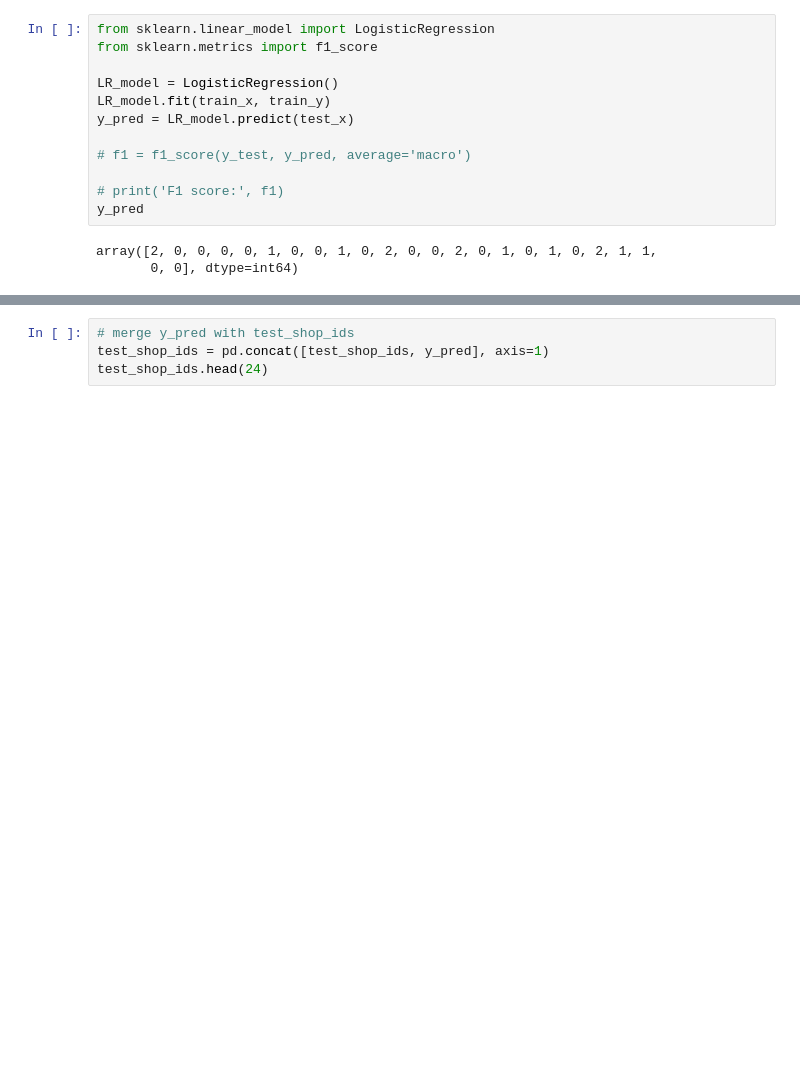
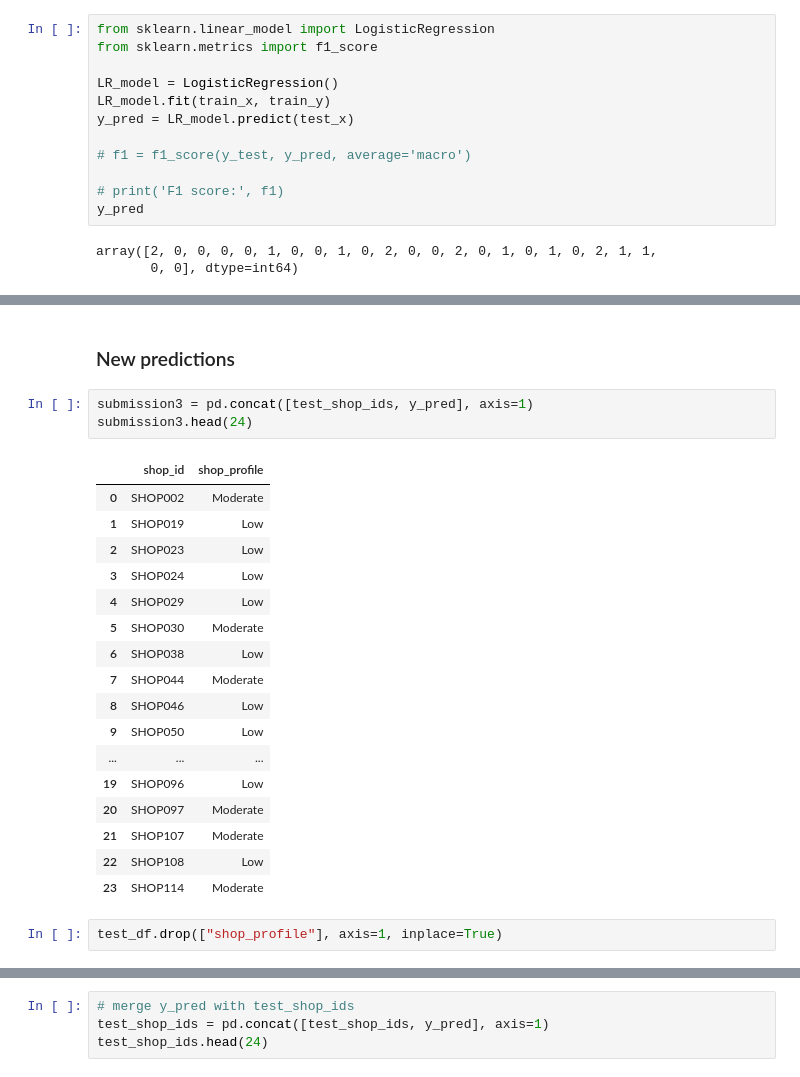
Before and after one commit to joelsathi/DataStorm-4.0-BrainLeftException, a Jupyter notebook: competition-notebook.ipynb, the cells around one changed output, grey strips where cells are left out. Drawn from its saved outputs; the diff is of its cells as text; blank space fills up the shorter version.

```diff
--- a/competition-notebook.ipynb
+++ b/competition-notebook.ipynb
@@ -1524,3 +1535,28 @@ y_pred.head()
 | 2 | Low |
 | 3 | Low |
 | 4 | Low |
+# %% [markdown]
+### New predictions
+# %%
+submission3 = pd.concat([test_shop_ids, y_pred], axis=1)
+submission3.head(24)
+# %% [output]
+|  | shop_id | shop_profile |
+| 0 | SHOP002 | Moderate |
+| 1 | SHOP019 | Low |
+| 2 | SHOP023 | Low |
+| 3 | SHOP024 | Low |
+| 4 | SHOP029 | Low |
+| 5 | SHOP030 | Moderate |
+| 6 | SHOP038 | Low |
+| 7 | SHOP044 | Moderate |
+| 8 | SHOP046 | Low |
+| 9 | SHOP050 | Low |
+| ... | ... | ... |
+| 19 | SHOP096 | Low |
+| 20 | SHOP097 | Moderate |
+| 21 | SHOP107 | Moderate |
+| 22 | SHOP108 | Low |
+| 23 | SHOP114 | Moderate |
+# %%
+test_df.drop(["shop_profile"], axis=1, inplace=True)
```
Also changed, not shown: parts of 6 cells of this notebook.
